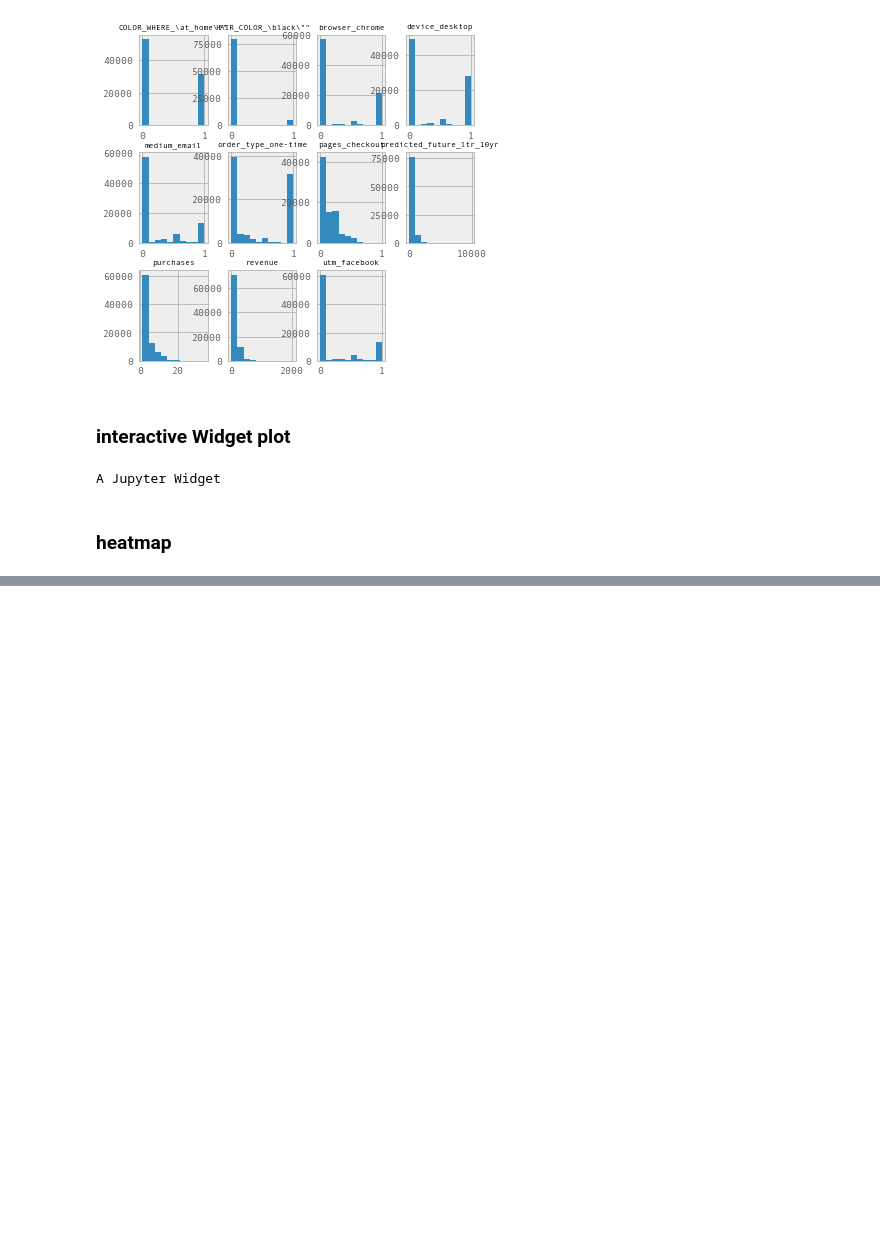
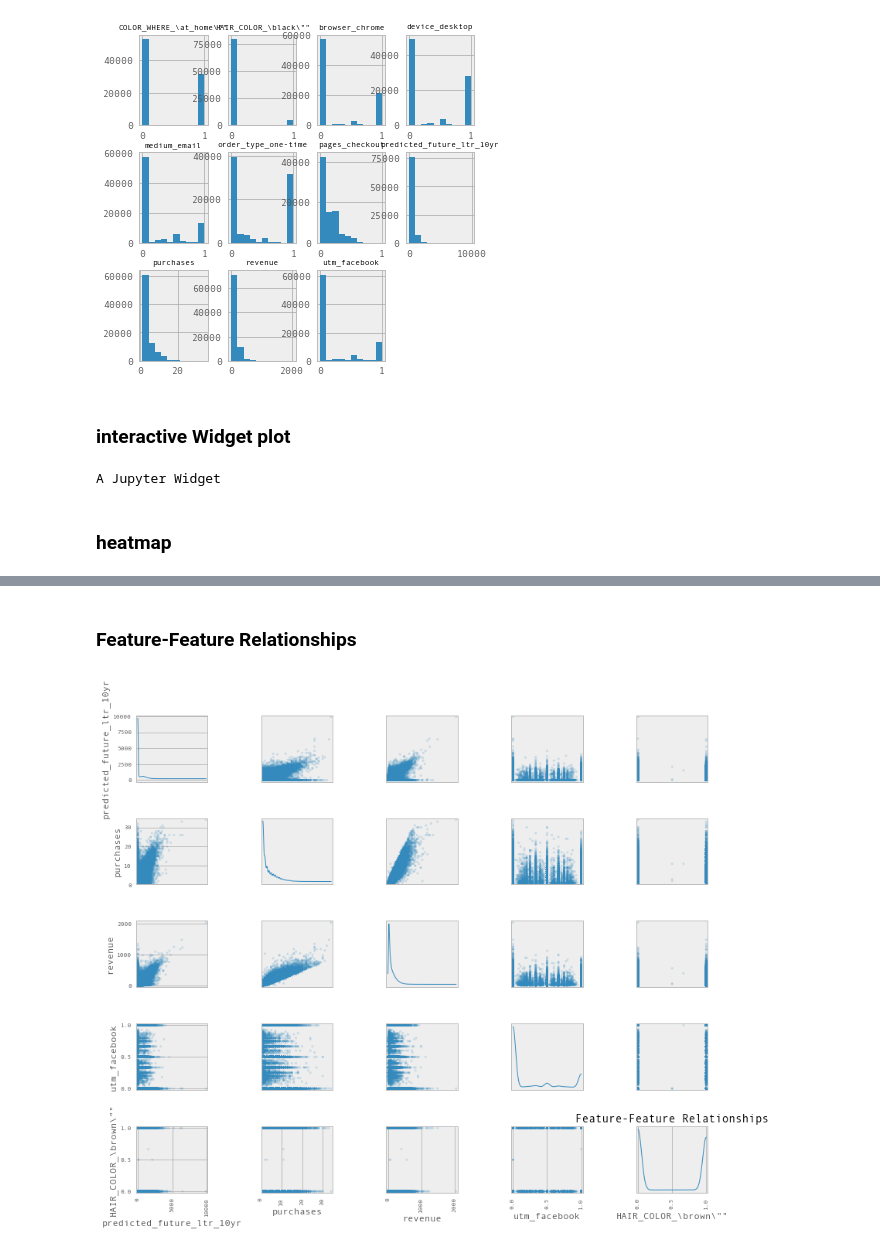
Before and after one commit to jiangshan123/Capstone_TDI, a Jupyter notebook: notebooks/data_wrangling.ipynb, the cells around one changed output, grey strips where cells are left out. Cells and saved outputs as stored; diff of their text form; code cells hidden in the pictures; blank space fills up the shorter version.

```diff
--- a/notebooks/data_wrangling.ipynb
+++ b/notebooks/data_wrangling.ipynb
@@ -215,0 +217,9 @@ f.savefig(savePath + 'feature_analysis/heatmap',dpi=400, tight_layout=True)
+# %% [markdown]
+### Feature-Feature Relationships
+# %%
+pd.plotting.scatter_matrix(df_clean[['predicted_future_ltr_10yr', 'purchases', 'revenue', 'utm_facebook', r'HAIR_COLOR_\brown\""']], alpha=0.2, figsize=(12, 10), diagonal='kde')
+plt.title('Feature-Feature Relationships')
+plt.tight_layout()
+plt.savefig(savePath + 'feature_analysis/f-fmap',dpi=400)
+# %% [output]
+[figure, added]
```
Also changed, not shown: parts of 1 cell of this notebook, 2 other files.
